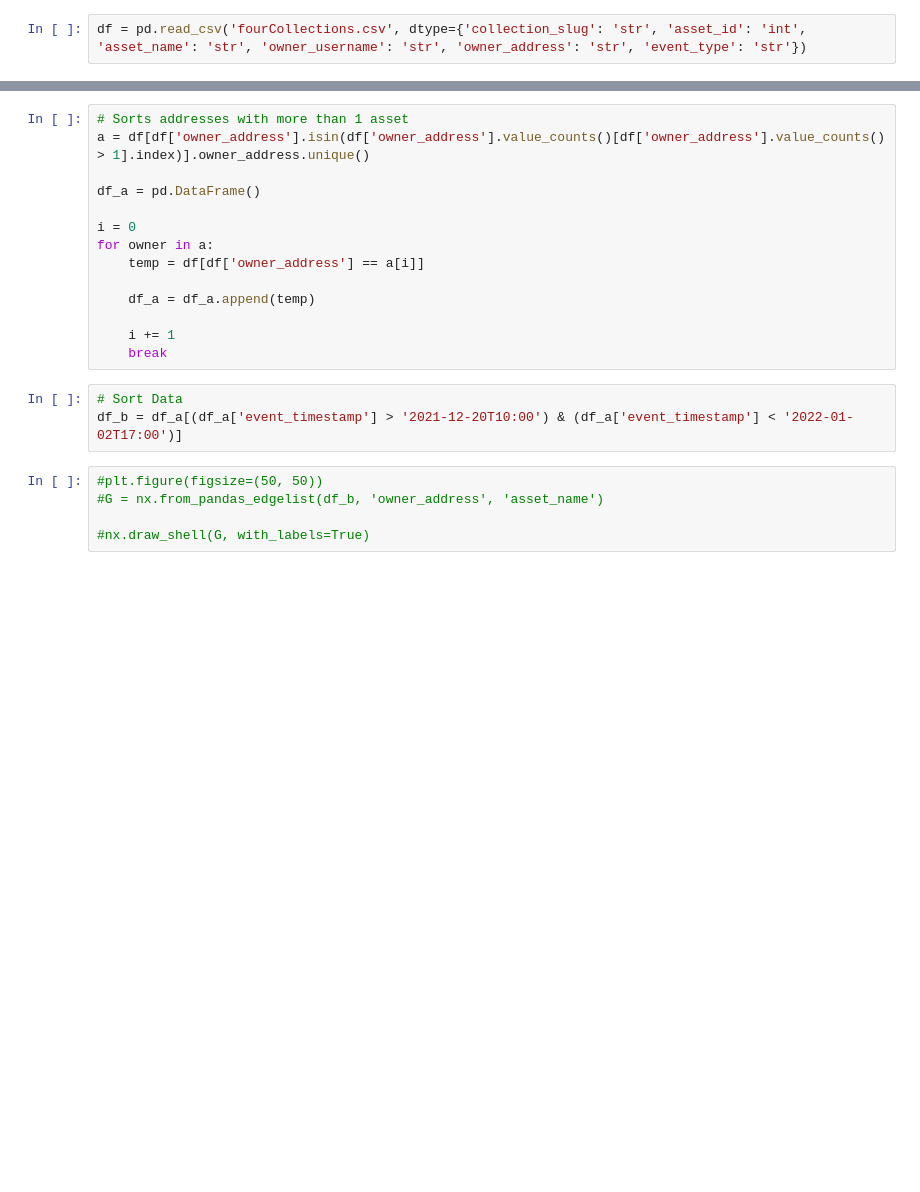
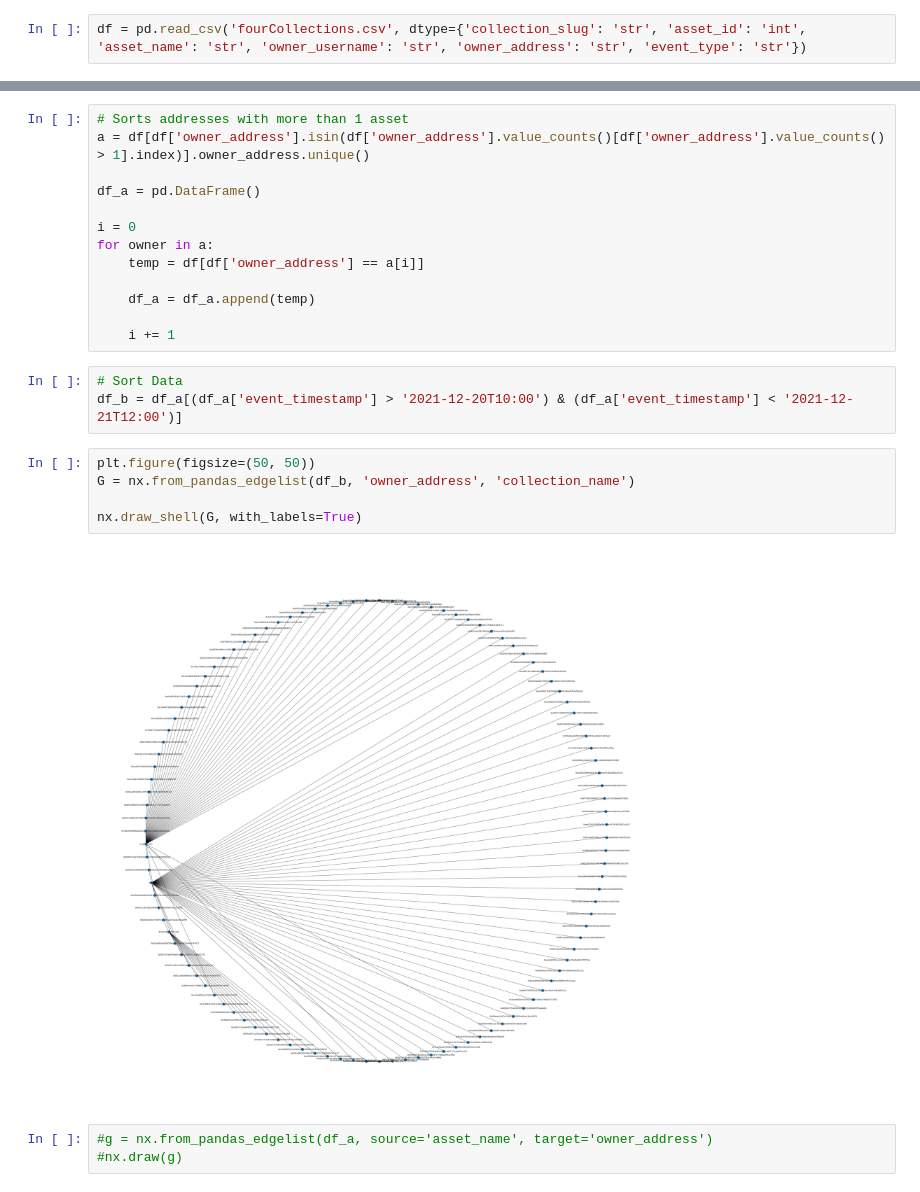
Before and after one commit to KrisOei/retrieve_openseas, a Jupyter notebook: data_analysis/networking.ipynb, the cells around one changed output, grey strips where cells are left out. Saved outputs shown, nothing was run; the diff lists cells and outputs as text; blank space fills up the shorter version.

```diff
--- a/data_analysis/networking.ipynb
+++ b/data_analysis/networking.ipynb
@@ -27,12 +35,16 @@ for owner in a:
     df_a = df_a.append(temp)
 
     i += 1
-    break
 # %%
 # Sort Data
-df_b = df_a[(df_a['event_timestamp'] > '2021-12-20T10:00') & (df_a['event_timestamp'] < '2022-01-02T17:00')]
+df_b = df_a[(df_a['event_timestamp'] > '2021-12-20T10:00') & (df_a['event_timestamp'] < '2021-12-21T12:00')]
 # %%
-#plt.figure(figsize=(50, 50))
-#G = nx.from_pandas_edgelist(df_b, 'owner_address', 'asset_name')
+plt.figure(figsize=(50, 50))
+G = nx.from_pandas_edgelist(df_b, 'owner_address', 'collection_name')
 
-#nx.draw_shell(G, with_labels=True)
+nx.draw_shell(G, with_labels=True)
+# %% [output]
+[figure, added]
+# %%
+#g = nx.from_pandas_edgelist(df_a, source='asset_name', target='owner_address')
+#nx.draw(g)
```
Also changed, not shown: parts of 2 cells of this notebook, 1 other file.
